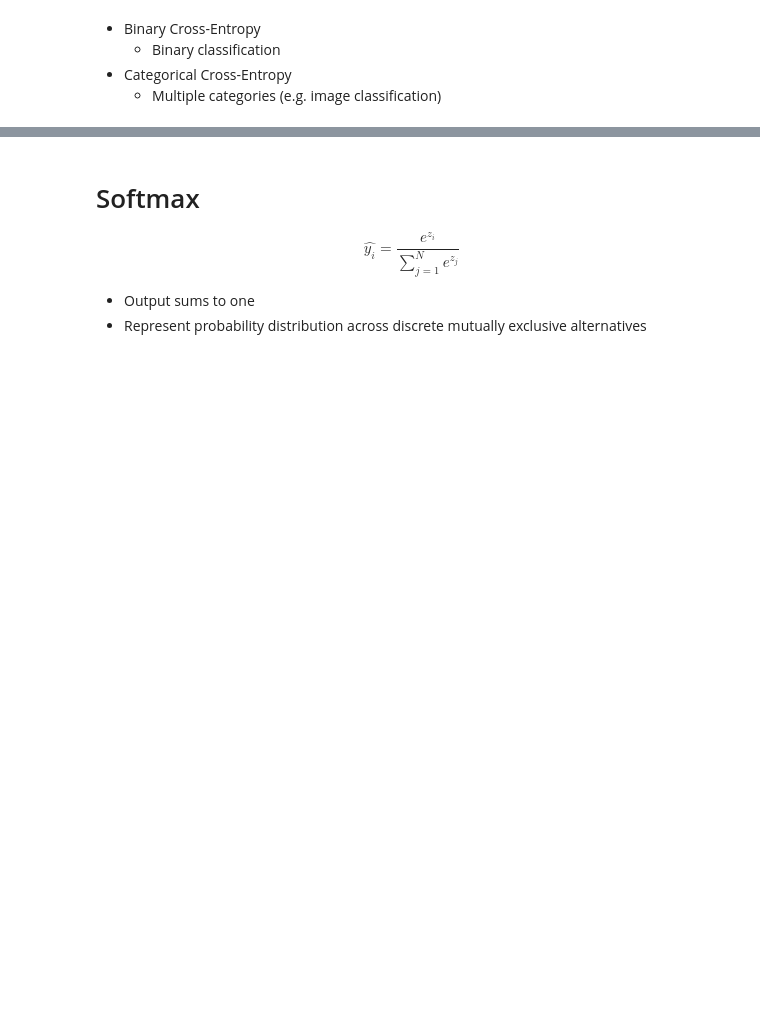
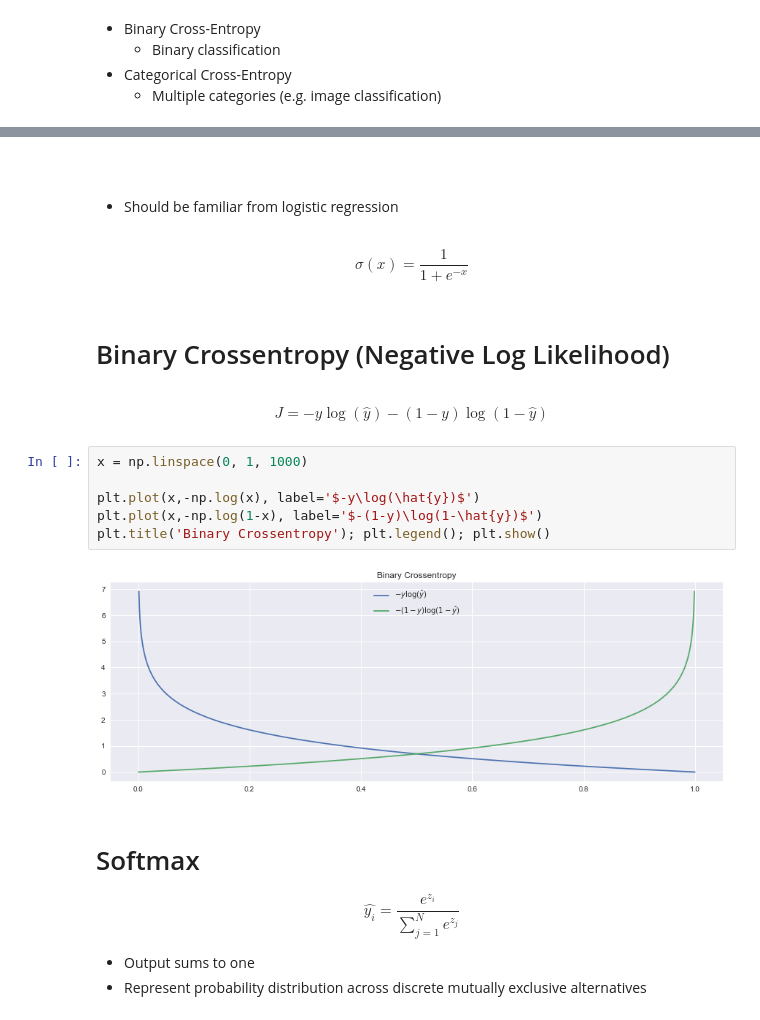
Before and after one commit to jordanott/DeepLearning, a Jupyter notebook: Notebooks/03 Training.ipynb, the cells around one changed output, grey strips where cells are left out. Saved outputs shown, nothing was run; the diff lists cells and outputs as text; blank space fills up the shorter version.

```diff
--- a/Notebooks/03 Training.ipynb
+++ b/Notebooks/03 Training.ipynb
@@ -43,3 +120,25 @@ warnings.filterwarnings('ignore')
+# %% [markdown]
+#
+# %% [markdown]
+* Should be familiar from logistic regression
+# %% [markdown]
+\begin{equation}
+    \sigma(x) = \frac{1}{1 + e^{-x}}
+\end{equation}
+# %% [markdown]
+# Binary Crossentropy (Negative Log Likelihood)
+# %% [markdown]
+\begin{equation}
+    J = - y \log(\hat{y}) - (1-y) \log(1 - \hat{y})
+\end{equation}
+# %%
+x = np.linspace(0, 1, 1000)
+
+plt.plot(x,-np.log(x), label='$-y\log(\hat{y})$')
+plt.plot(x,-np.log(1-x), label='$-(1-y)\log(1-\hat{y})$')
+plt.title('Binary Crossentropy'); plt.legend(); plt.show()
+# %% [output]
+[figure, added]
 # %% [markdown]
 # Softmax
 
```
Also changed, not shown: parts of 27 cells of this notebook, 3 other files.
